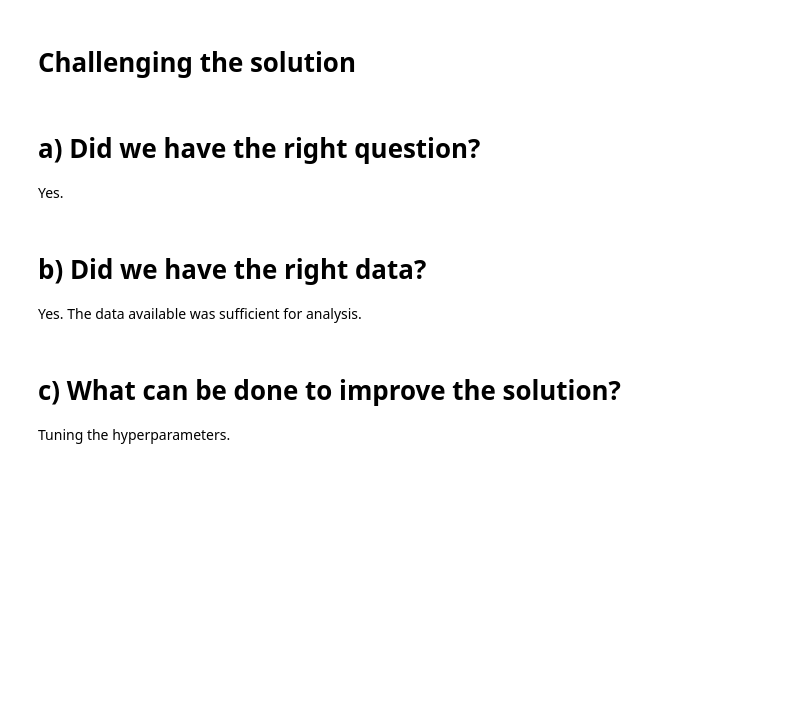
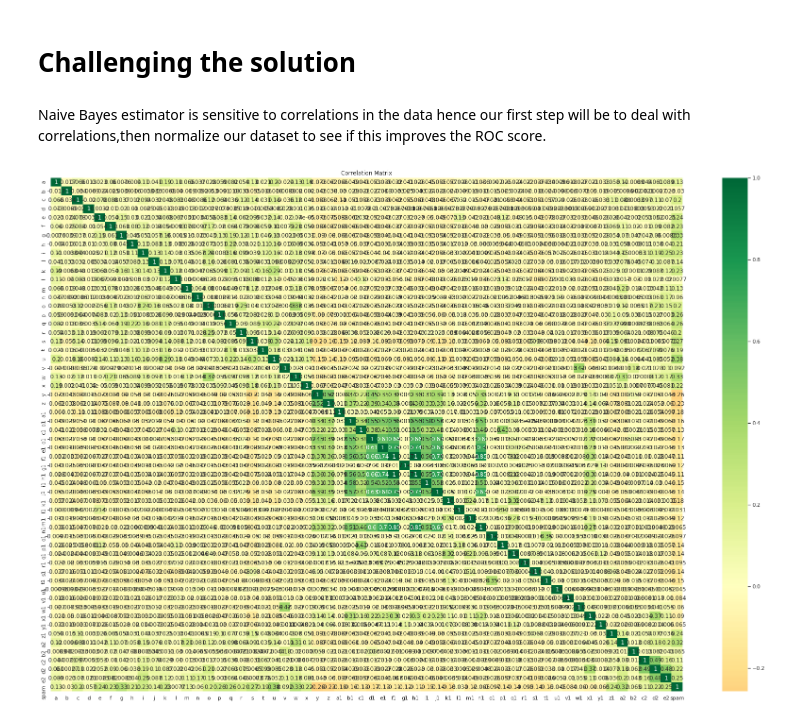
Before and after one commit to GladwelWanjau/Week-9-Moringa-School-DataScience-Independent-Project, a Jupyter notebook: Naive_Bayes_Estimator.ipynb, the cells around one changed output. Cells and saved outputs as stored; diff of their text form; code cells hidden in the pictures; blank space fills up the shorter version.

```diff
--- a/Naive_Bayes_Estimator.ipynb
+++ b/Naive_Bayes_Estimator.ipynb
@@ -273,5 +310,0 @@ ProfileReport(df)
-# %%
-sns.histplot(df)
-sns.set(style='darkgrid')
-plt.title('Histogram')
-plt.show()
@@ -399,11 +640,4 @@ The accuracy of the model is at 81.25% which is sufficient thus we conclude that
 # %% [markdown]
 # Challenging the solution
-# %% [markdown]
-# a) Did we have the right question?
-Yes.
-# %% [markdown]
-# b) Did we have the right data?
-Yes. The data available was sufficient for analysis.
-# %% [markdown]
-# c) What can be done to improve the solution?
-Tuning the hyperparameters.
+# %% [markdown]
+Naive Bayes estimator is sensitive to correlations in the data hence our first step will be to deal with correlations,then normalize our dataset to see if this improves the ROC score.
@@ -409,0 +655,9 @@ Tuning the hyperparameters.
+# %%
+#Dealing correlated features
+C_M = df.corr()
+plt.figure(figsize = (30, 20))
+sns.heatmap(C_M, cmap='RdYlGn', annot = True, center = 0)
+plt.title('Correlation Matrix')
+plt.show()
+# %% [output]
+[figure, added]
```
Also changed, not shown: parts of 113 cells of this notebook.
